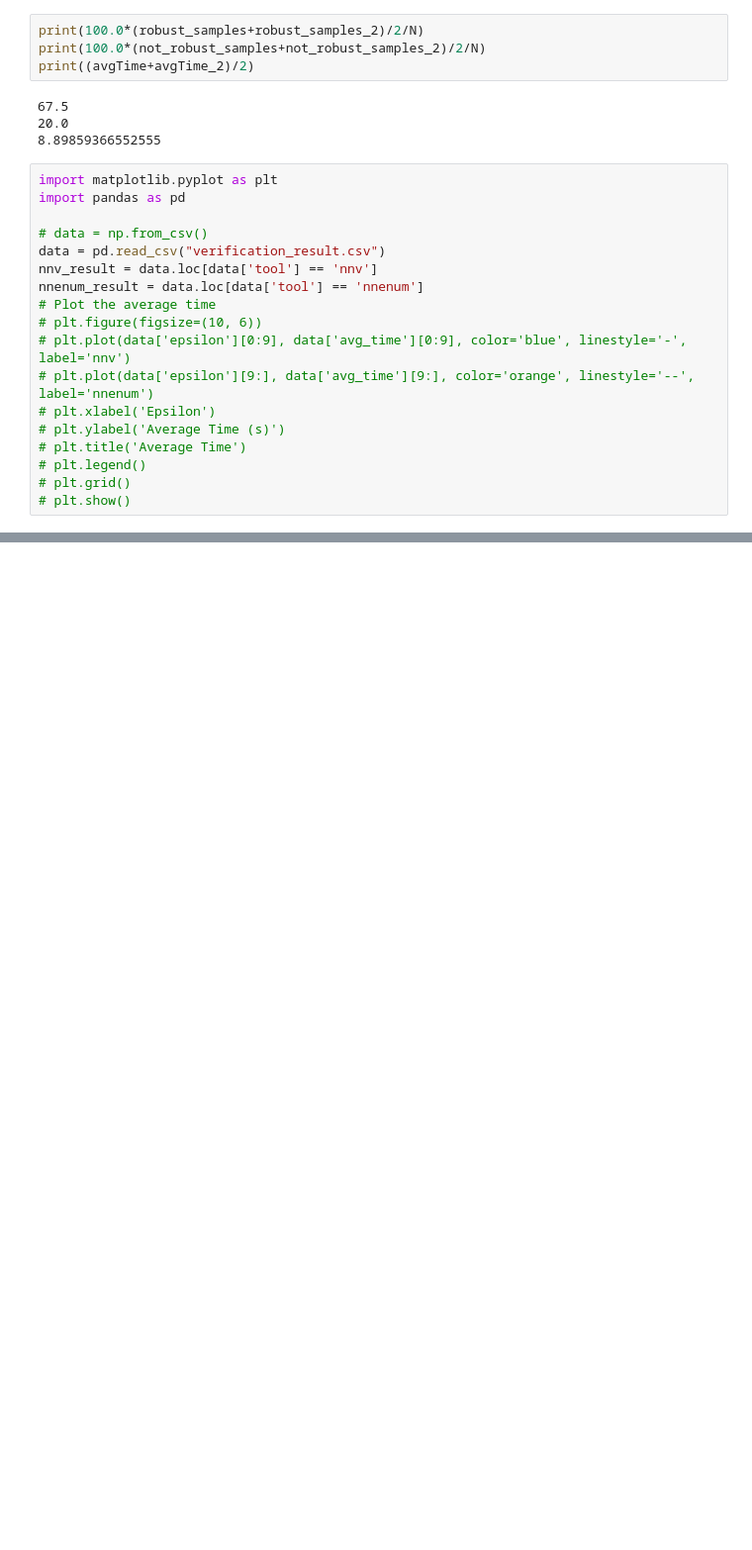
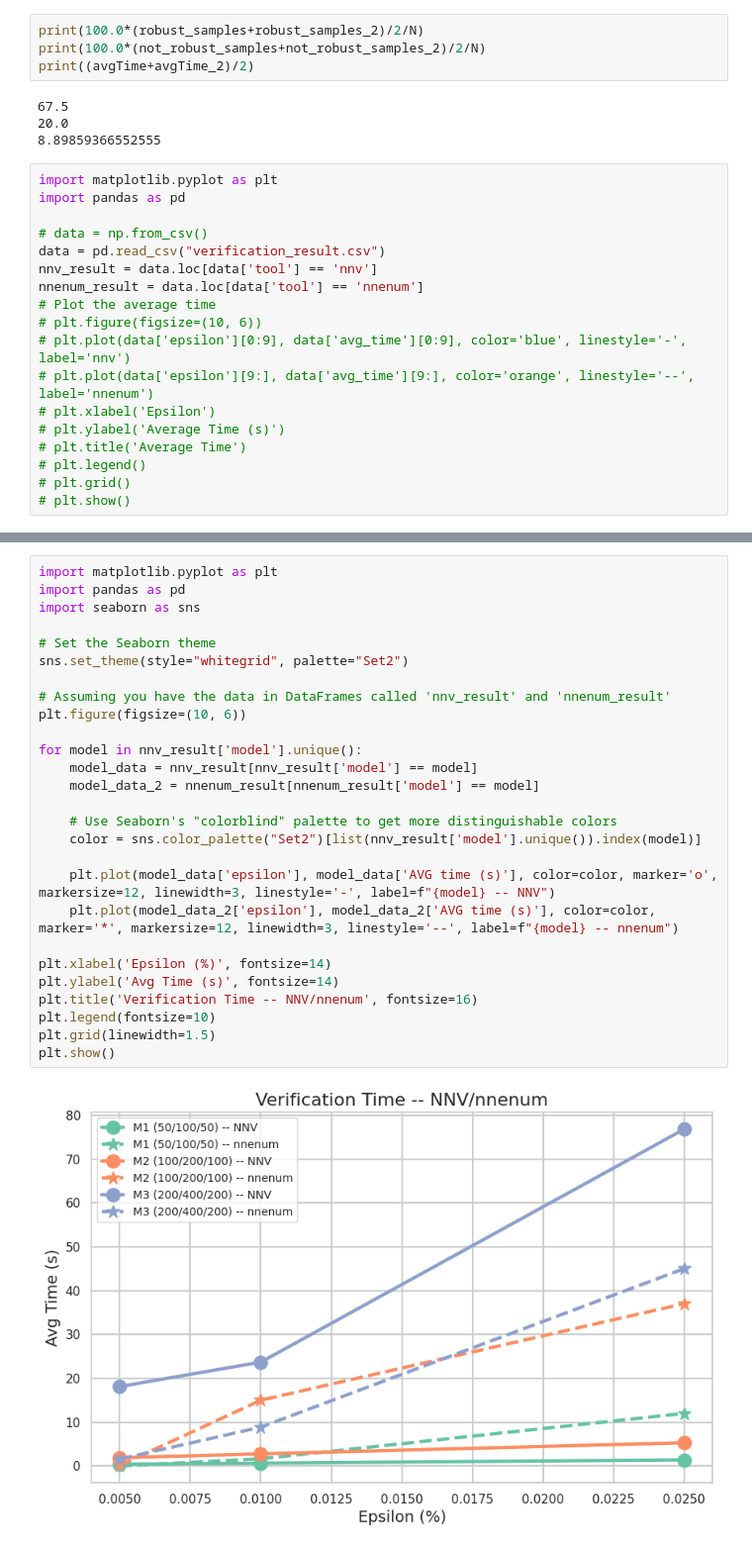
Before and after one commit to judydnguyen/FDIA-python-verification, a Jupyter notebook: verification_results.ipynb, the cells around one changed output, grey strips where cells are left out. Shown: that part at 99% size. Cells and saved outputs as stored; diff of their text form; blank space fills up the shorter version.

```diff
--- a/verification_results.ipynb
+++ b/verification_results.ipynb
@@ -176,0 +190,29 @@ plt.show()
+# %%
+import matplotlib.pyplot as plt
+import pandas as pd
+import seaborn as sns
+
+# Set the Seaborn theme
+sns.set_theme(style="whitegrid", palette="Set2")
+
+# Assuming you have the data in DataFrames called 'nnv_result' and 'nnenum_result'
+plt.figure(figsize=(10, 6))
+
+for model in nnv_result['model'].unique():
+    model_data = nnv_result[nnv_result['model'] == model]
+    model_data_2 = nnenum_result[nnenum_result['model'] == model]
+
+    # Use Seaborn's "colorblind" palette to get more distinguishable colors
+    color = sns.color_palette("Set2")[list(nnv_result['model'].unique()).index(model)]
+
+    plt.plot(model_data['epsilon'], model_data['AVG time (s)'], color=color, marker='o', markersize=12, linewidth=3, linestyle='-', label=f"{model} -- NNV")
+    plt.plot(model_data_2['epsilon'], model_data_2['AVG time (s)'], color=color, marker='*', markersize=12, linewidth=3, linestyle='--', label=f"{model} -- nnenum")
+
+plt.xlabel('Epsilon (%)', fontsize=14)
+plt.ylabel('Avg Time (s)', fontsize=14)
+plt.title('Verification Time -- NNV/nnenum', fontsize=16)
+plt.legend(fontsize=10)
+plt.grid(linewidth=1.5)
+plt.show()
+# %% [output]
+[figure, added]
```
Also changed, not shown: parts of 7 cells of this notebook, 1 other file.
